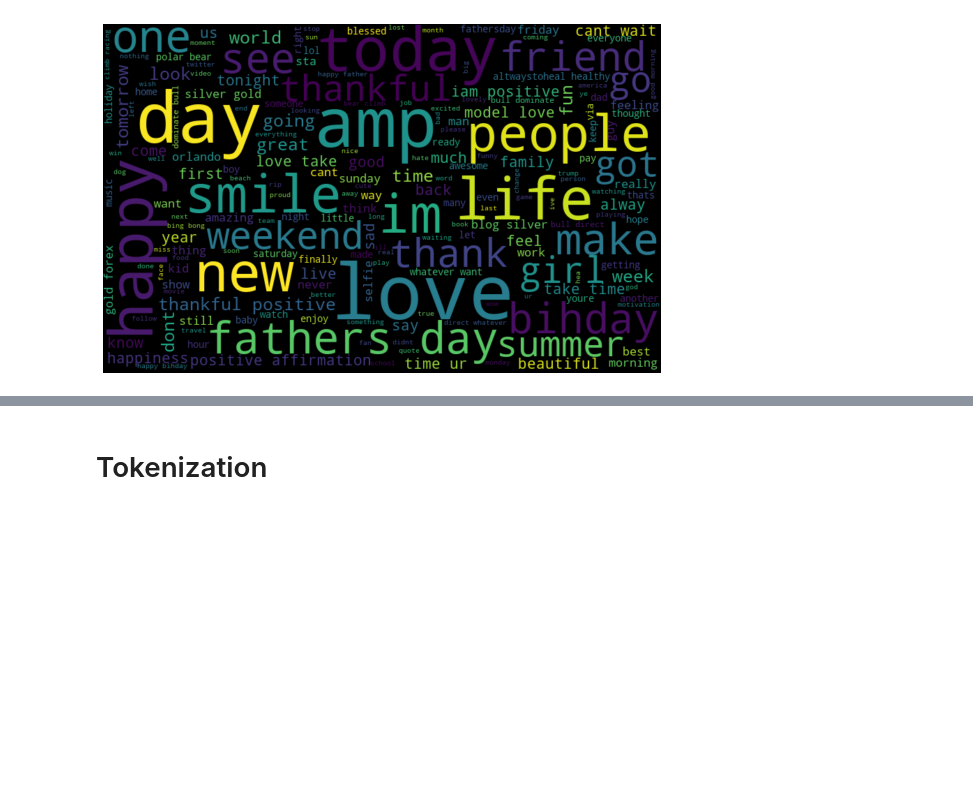
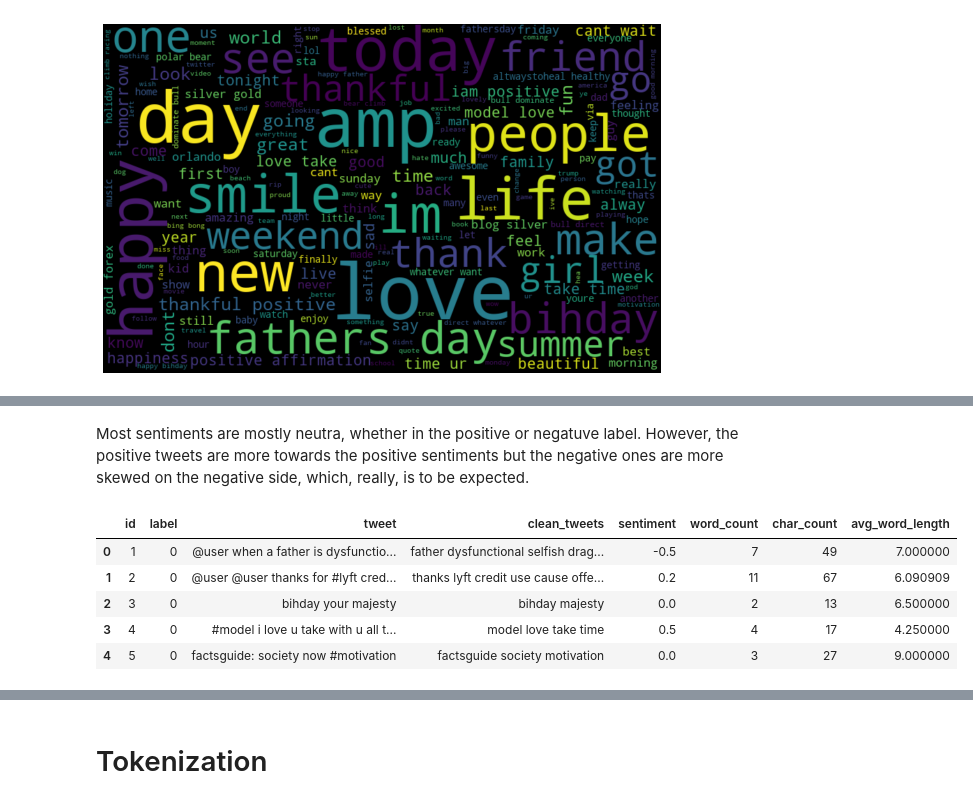
Before and after one commit to DevTedd/Capstone-Project-Moringa---NLP, a Jupyter notebook: Kenyans_on_Twitter_Capstone_Project.ipynb, the cells around one changed output, grey strips where cells are left out. Drawn from its saved outputs; the diff is of its cells as text; code cells hidden in the pictures; blank space fills up the shorter version.

```diff
--- a/Kenyans_on_Twitter_Capstone_Project.ipynb
+++ b/Kenyans_on_Twitter_Capstone_Project.ipynb
@@ -513,0 +551,15 @@ plt.show()
+# %% [markdown]
+Most sentiments are mostly neutra, whether in the positive or negatuve label. However, the positive tweets are more towards the positive sentiments but the negative ones are more skewed on the negative side, which, really, is to be expected.
+# %%
+#let's create some new columns showing character count, word count as well as average word length
+df['word_count'] = df["clean_tweets"].apply(lambda x: len(str(x).split(" ")))
+df['char_count'] = df["clean_tweets"].apply(lambda x: sum(len(word) for word in str(x).split(" ")))
+df['avg_word_length'] = df['char_count'] / df['word_count']
+df.head()
+# %% [output]
+|  | id | label | tweet | clean_tweets | sentiment | word_count | char_count | avg_word_length |
+| 0 | 1 | 0 | @user when a father is dysfunctio... | father dysfunctional selfish drag... | -0.5 | 7 | 49 | 7.000000 |
+| 1 | 2 | 0 | @user @user thanks for #lyft cred... | thanks lyft credit use cause offe... | 0.2 | 11 | 67 | 6.090909 |
+| 2 | 3 | 0 | bihday your majesty | bihday majesty | 0.0 | 2 | 13 | 6.500000 |
+| 3 | 4 | 0 | #model i love u take with u all t... | model love take time | 0.5 | 4 | 17 | 4.250000 |
+| 4 | 5 | 0 | factsguide: society now #motivation | factsguide society motivation | 0.0 | 3 | 27 | 9.000000 |
```
Also changed, not shown: parts of 7 cells of this notebook.
